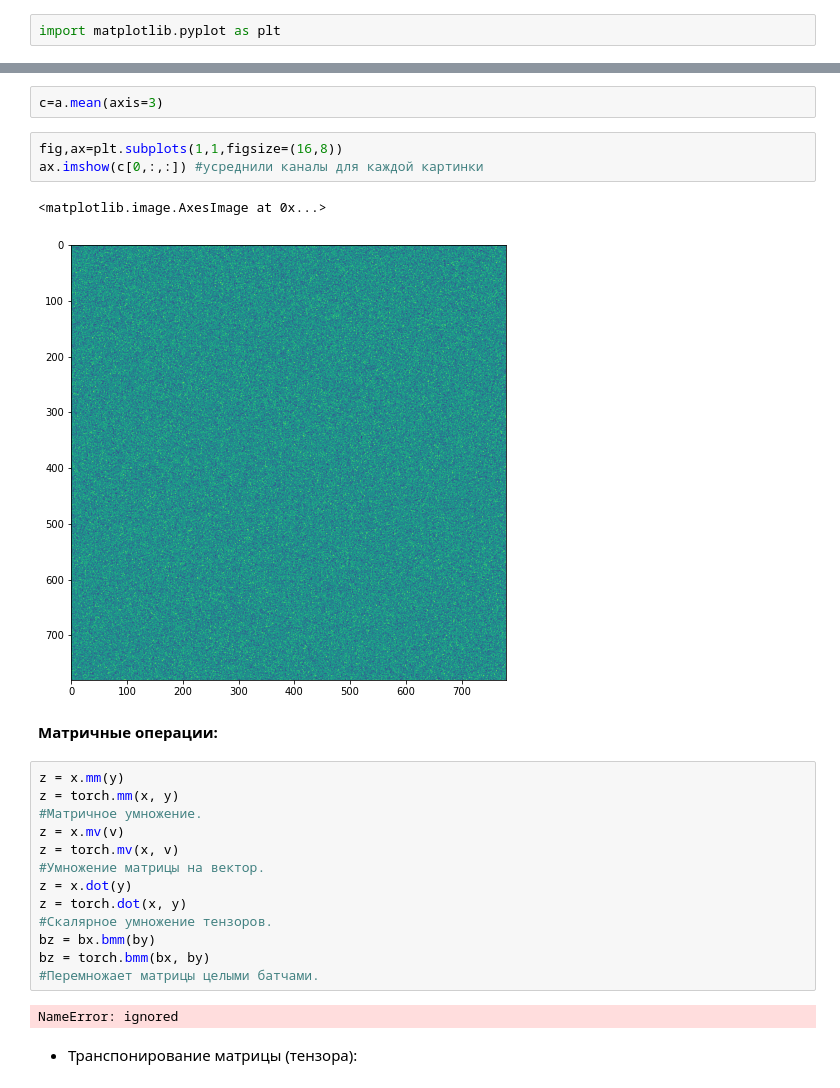
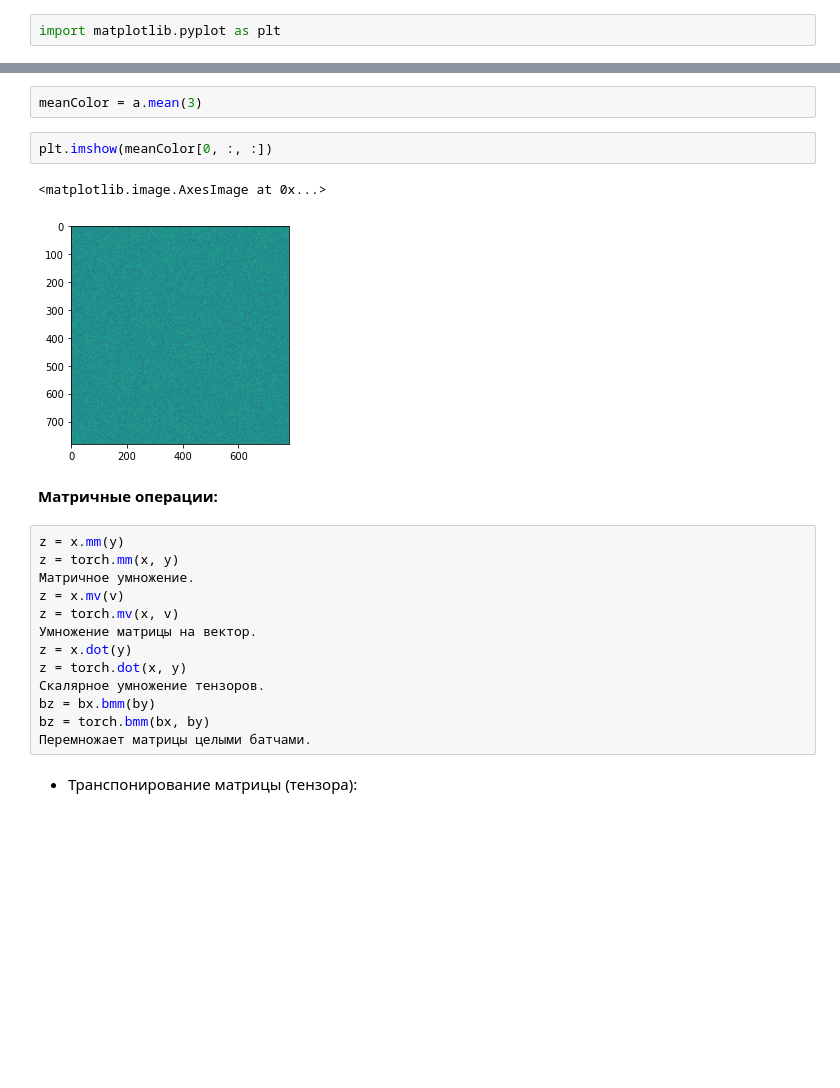
Before and after one commit to bulinayas/Deep-deep-learning, a Jupyter notebook: [seminar]pytorch_basics.ipynb, the cells around one changed output, grey strips where cells are left out. Drawn from its saved outputs; the diff is of its cells as text; blank space fills up the shorter version.

```diff
--- a/[seminar]pytorch_basics.ipynb
+++ b/[seminar]pytorch_basics.ipynb
@@ -603,28 +606,25 @@ ax.imshow(b) #средняя картинка по всем картинкам
 # %%
-c=a.mean(axis=3)
+meanColor = a.mean(3)
-# %%
-fig,ax=plt.subplots(1,1,figsize=(16,8))
-ax.imshow(c[0,:,:]) #усреднили каналы для каждой картинки
-# %% [output]
-<matplotlib.image.AxesImage at 0x...>
-[figure, removed]
+# %%
+plt.imshow(meanColor[0, :, :])
+# %% [output]
+<matplotlib.image.AxesImage at 0x...>
+[figure, added]
 # %% [markdown]
 **Матричные операции:**
 # %%
 z = x.mm(y)
 z = torch.mm(x, y)
-#Матричное умножение.
+Матричное умножение.
 z = x.mv(v)
 z = torch.mv(x, v)
-#Умножение матрицы на вектор.
+Умножение матрицы на вектор.
 z = x.dot(y)
 z = torch.dot(x, y)
-#Скалярное умножение тензоров.
+Скалярное умножение тензоров.
 bz = bx.bmm(by)
 bz = torch.bmm(bx, by)
-#Перемножает матрицы целыми батчами.
+Перемножает матрицы целыми батчами.
-# %% [output]
-NameError: ignored
 # %% [markdown]
 * Транспонирование матрицы (тензора):
 # %%
```
Also changed, not shown: parts of 56 cells of this notebook.
